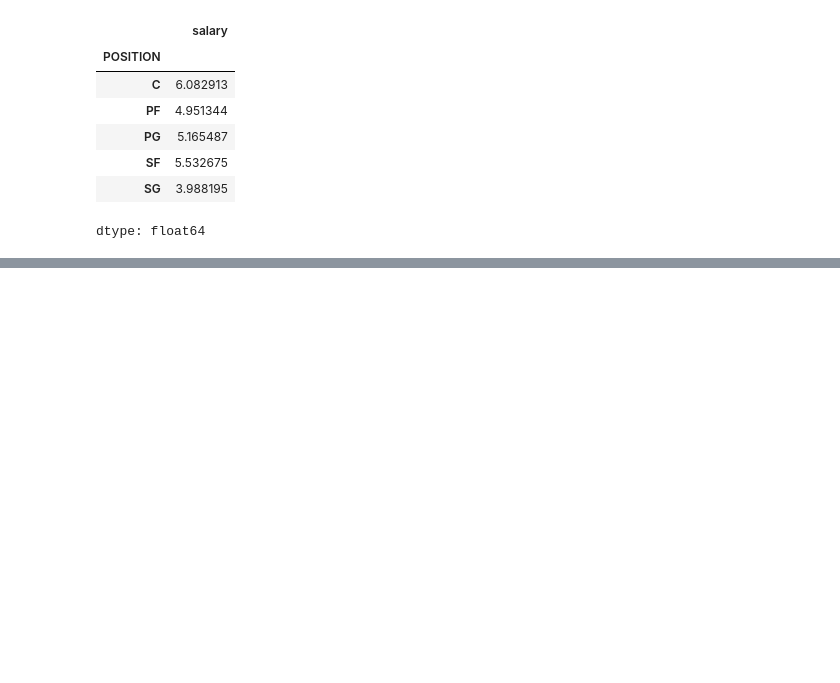
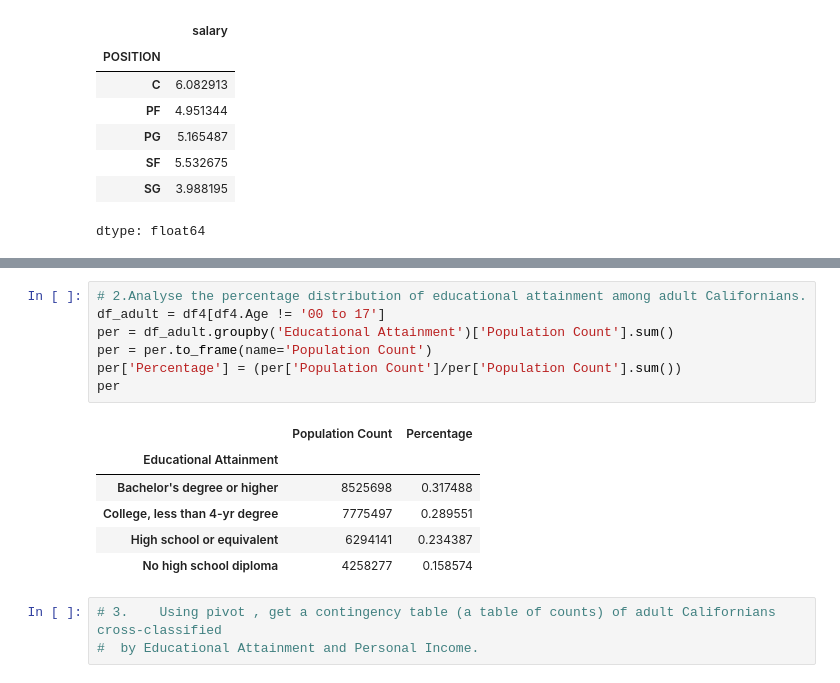
Before and after one commit to sanjanav2102/ML-23CSE301, a Jupyter notebook: Datasets&Pandas .ipynb, the cells around one changed output, grey strips where cells are left out. Saved outputs shown, nothing was run; the diff lists cells and outputs as text; blank space fills up the shorter version.

```diff
--- a/Datasets&Pandas.ipynb
+++ b/Datasets&Pandas .ipynb
@@ -419,0 +485,17 @@ dtype: float64
+# %%
+# 2.Analyse the percentage distribution of educational attainment among adult Californians.
+df_adult = df4[df4.Age != '00 to 17']
+per = df_adult.groupby('Educational Attainment')['Population Count'].sum()
+per = per.to_frame(name='Population Count')
+per['Percentage'] = (per['Population Count']/per['Population Count'].sum())
+per
+# %% [output]
+|  | Population Count | Percentage |
+| Educational Attainment |  |  |
+| Bachelor's degree or higher | 8525698 | 0.317488 |
+| College, less than 4-yr degree | 7775497 | 0.289551 |
+| High school or equivalent | 6294141 | 0.234387 |
+| No high school diploma | 4258277 | 0.158574 |
+# %%
+# 3.	Using pivot , get a contingency table (a table of counts) of adult Californians cross-classified
+#  by Educational Attainment and Personal Income.
```
Also changed, not shown: parts of 6 cells of this notebook.
